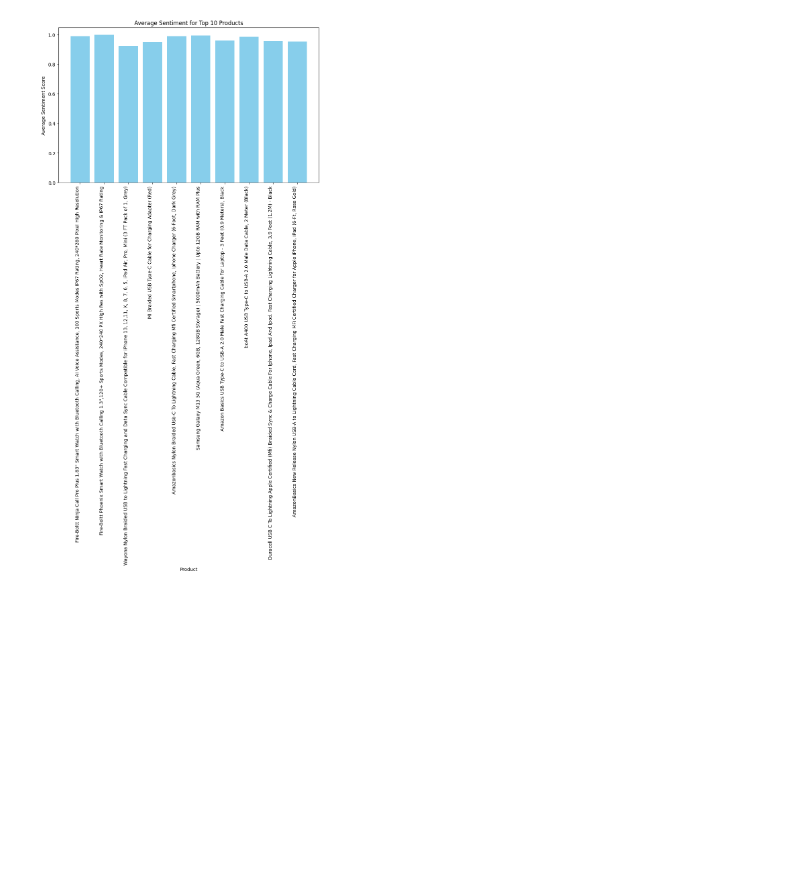
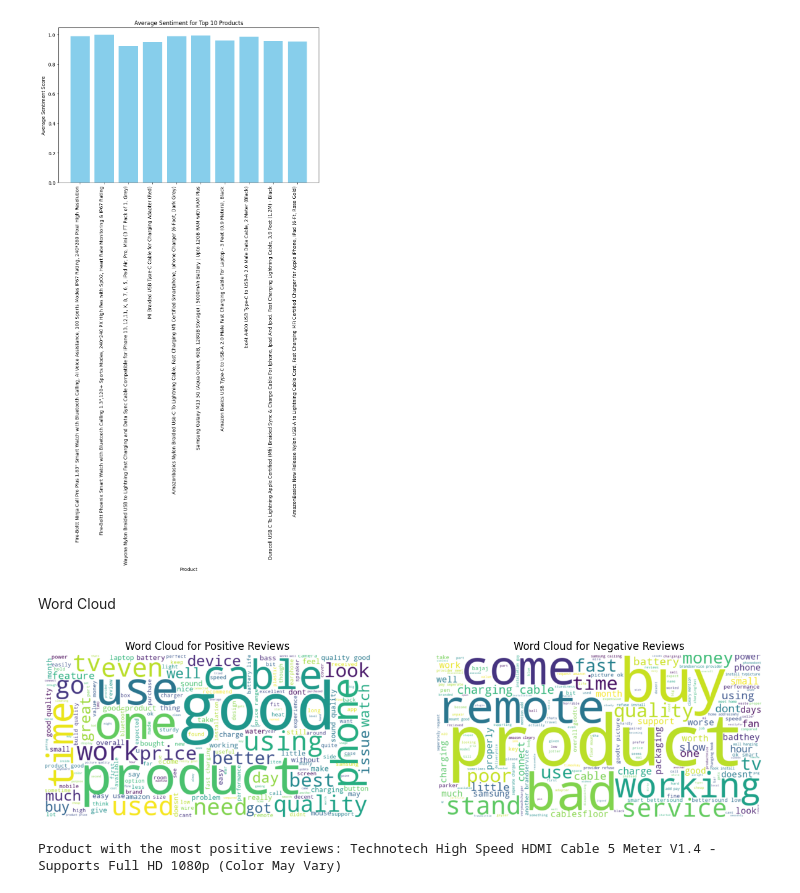
Before and after one commit to krittika2101/SC1015--Amazon-Sales-Recommendation-System, a Jupyter notebook: Amazon_Sales_Recommendation_System.ipynb, the cells around one changed output. Cells and saved outputs as stored; diff of their text form; code cells hidden in the pictures; blank space fills up the shorter version.

Commit message:
Word Cloud

```diff
--- a/Amazon_Sales_Recommendation_System.ipynb
+++ b/Amazon_Sales_Recommendation_System.ipynb
@@ -760,3 +762,38 @@ rts [2 Pack] Mini USB C Type C Adapter Plug, Type C Female to USB A Male Charger
 tizum HDMI to VGA Adapter Cable 1080P for Projector, Computer, Laptop, TV, Projectors & TV                                                                                                               ...
 Name: sentiment, Length: 1336, dtype: float64
 [figure]
+# %% [markdown]
+Word Cloud
+# %%
+
+
+amazon_sales['sentiment'] = amazon_sales['review_content'].apply(lambda x: TextBlob(x).sentiment.polarity)
+
+# Separate positive and negative reviews
+positive_reviews = ' '.join(amazon_sales[amazon_sales['sentiment'] > 0]['review_content'])
+negative_reviews = ' '.join(amazon_sales[amazon_sales['sentiment'] < 0]['review_content'])
+
+# Generate word clouds for positive and negative reviews
+wordcloud_positive = WordCloud(width=800, height=400, background_color='white').generate(positive_reviews)
+wordcloud_negative = WordCloud(width=800, height=400, background_color='white').generate(negative_reviews)
+
+# Display word clouds
+plt.figure(figsize=(15, 5))
+plt.subplot(1, 2, 1)
+plt.imshow(wordcloud_positive, interpolation='bilinear')
+plt.title('Word Cloud for Positive Reviews')
+plt.axis('off')
+
+plt.subplot(1, 2, 2)
+plt.imshow(wordcloud_negative, interpolation='bilinear')
+plt.title('Word Cloud for Negative Reviews')
+plt.axis('off')
+
+plt.show()
+
+# Identify the product with the most positive reviews
+most_positive_product = amazon_sales.groupby('product_name')['sentiment'].mean().idxmax()
+print("Product with the most positive reviews:", most_positive_product)
+# %% [output]
+[figure, added]
+Product with the most positive reviews: Technotech High Speed HDMI Cable 5 Meter V1.4 - Supports Full HD 1080p (Color May Vary)
```
Also changed, not shown: parts of 2 cells of this notebook.
